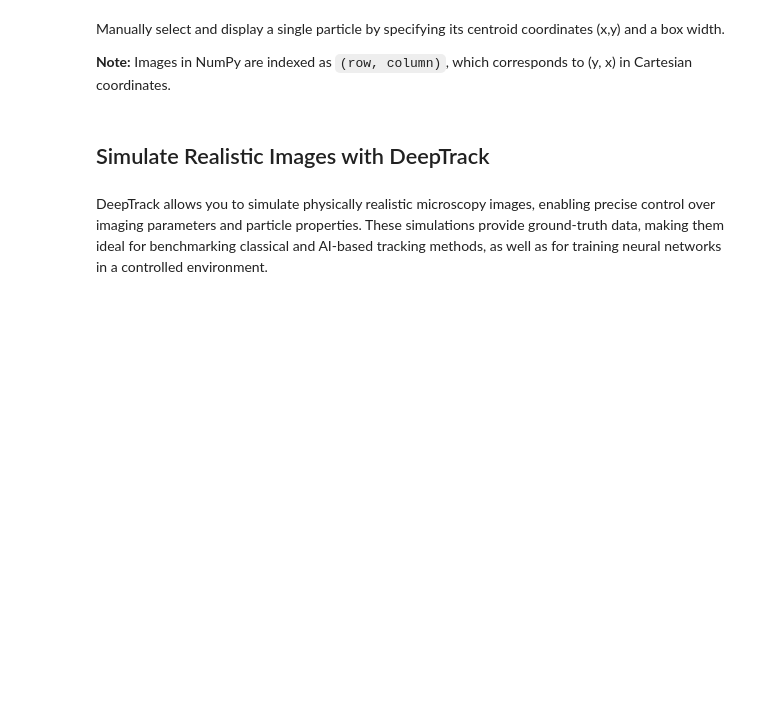
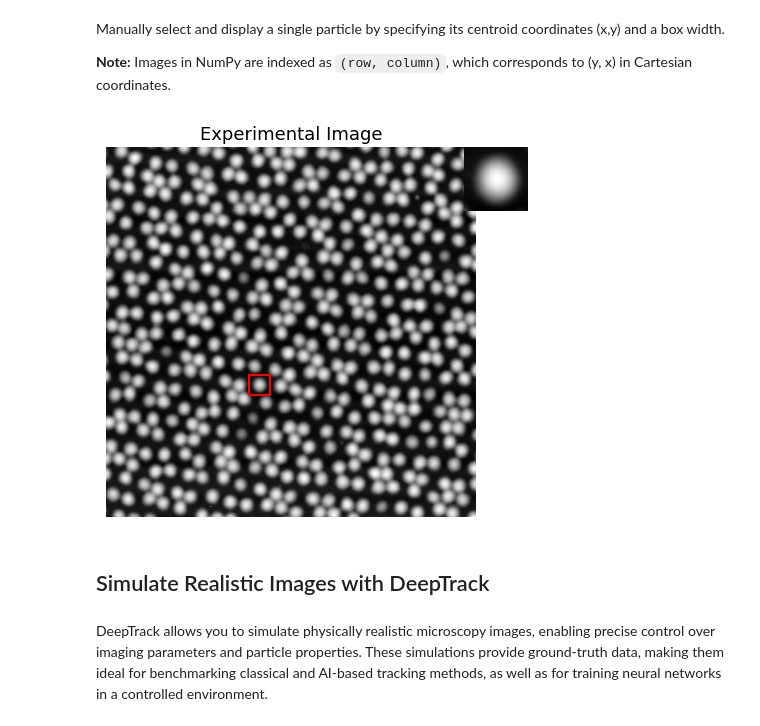
Before and after one commit to softmatterlab/ParticleTracking, a Jupyter notebook: tutorial/detection/spheres/detection_spheres.ipynb, the cells around one changed output. Saved outputs shown, nothing was run; the diff lists cells and outputs as text; code cells hidden in the pictures; blank space fills up the shorter version.

```diff
--- a/tutorial/detection/spheres/detection_spheres.ipynb
+++ b/tutorial/detection/spheres/detection_spheres.ipynb
@@ -149,34 +161,36 @@ Manually select and display a single particle by specifying its centroid coordin
 **Note:** Images in NumPy are indexed as `(row, column)`, which corresponds to (y, x) in Cartesian coordinates.
 # %%
 # Box size to zoom in an individual particle.
-width = 28
+exp_crop_size = 28
 
 # Coordinates of the center of the particle.
 x_center = 212
 y_center = 329
 
 # Calculate top-left corner of the crop.
-x = x_center - width // 2
-y = y_center - width // 2
+x = x_center - exp_crop_size // 2
+y = y_center - exp_crop_size // 2
 
 # Select a crop as a subset of the entire image.
-crop = image[y:y + width, x:x + width]  # row (y), column (x)
+exp_crop = exp_image[y:y + exp_crop_size, x:x + exp_crop_size]  # row (y), column (x)
 
 # Initialize figure instance.
 fig = plt.figure()
 
 # Draw a red rectangle around the crop.
 fig.add_subplot(111)
-plt.imshow(image, cmap='gray')
+plt.imshow(exp_image, cmap='gray')
 plt.title("Experimental Image", size=13)
-plt.plot([x, x, x+width, x+width, x],[y, y+width, y+width, y, y], 'r-')
+plt.plot([x, x, x + exp_crop_size, x + exp_crop_size, x], [y, y + exp_crop_size, y + exp_crop_size, y, y], 'r-')
 plt.axis('off')
 
 # Plot the rectangle on the top right corner.
 fig.add_subplot(555)
-plt.imshow(crop, cmap='gray')
+plt.imshow(exp_crop, cmap='gray')
 plt.axis('off')
 plt.show()
+# %% [output]
+[figure, added]
 # %% [markdown]
 ## Simulate Realistic Images with DeepTrack
 # %% [markdown]
```
Also changed, not shown: parts of 39 cells of this notebook, 11 other files.
